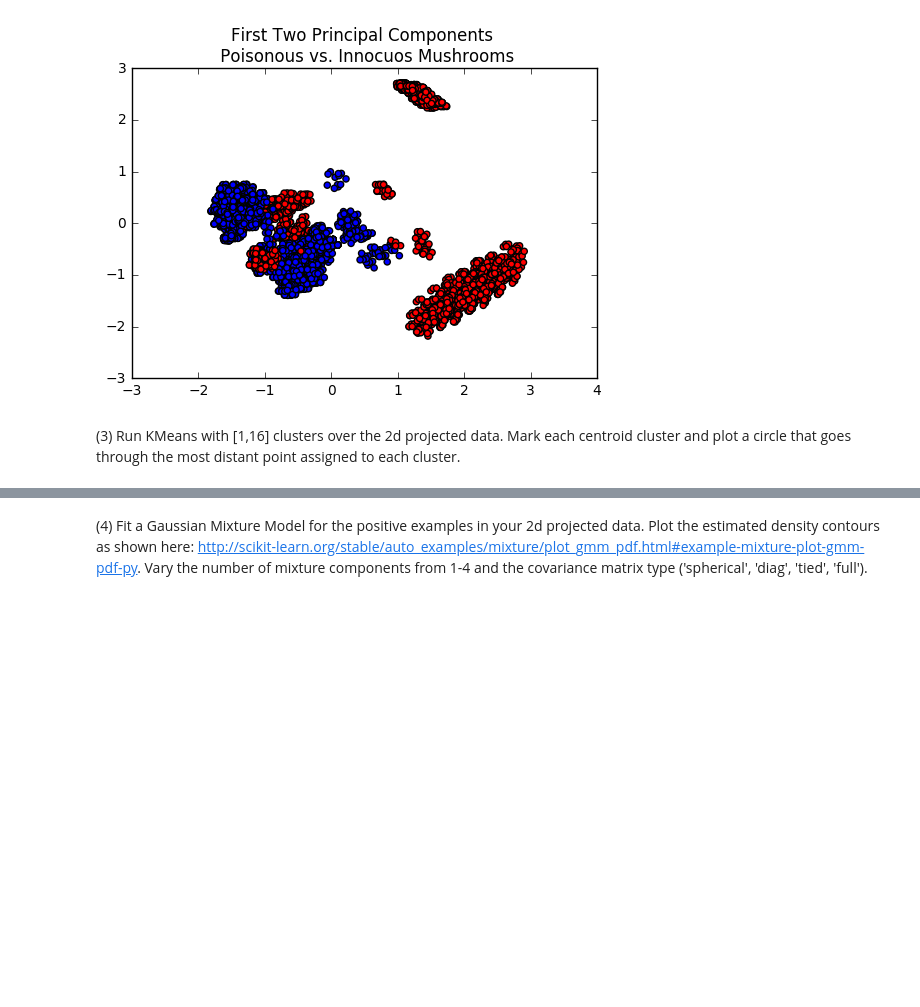
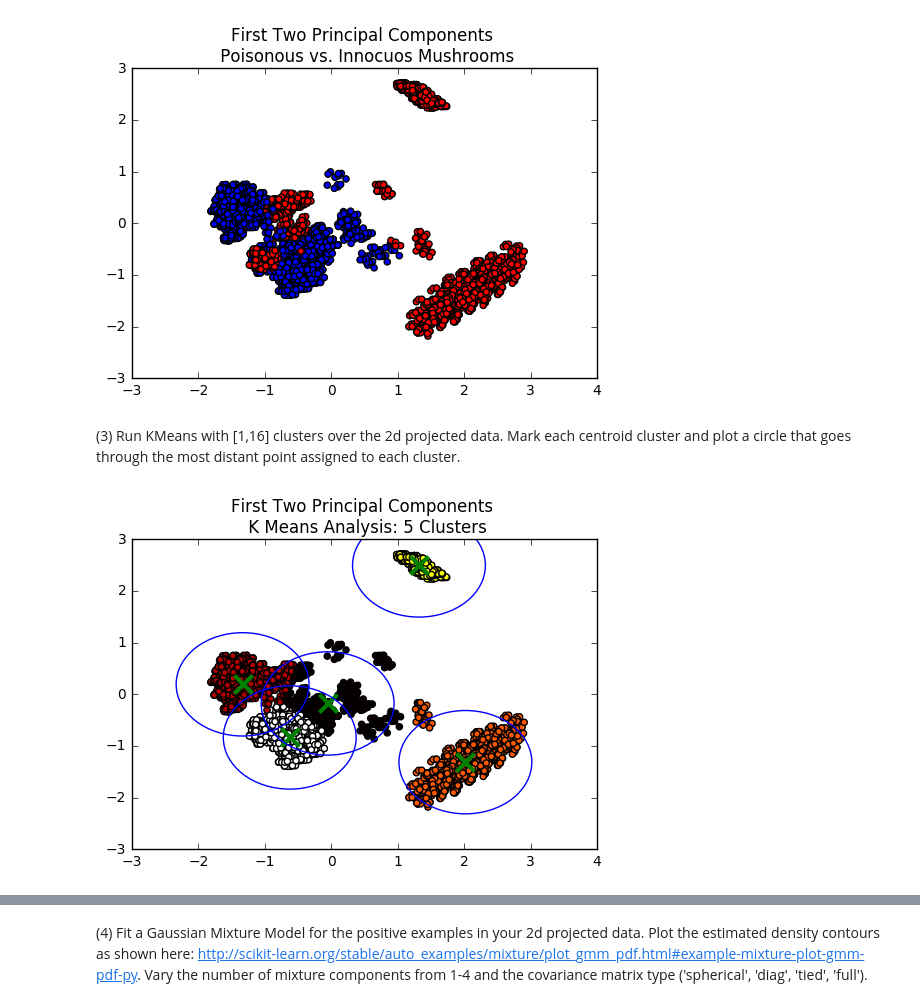
Before and after one commit to nwchen24/Machine_learning_coursework, a Jupyter notebook: NC_Work/Project_3_PCA/Nicholas_Chen_p3_1.0.ipynb, the cells around one changed output, grey strips where cells are left out. Drawn from its saved outputs; the diff is of its cells as text; code cells hidden in the pictures; blank space fills up the shorter version.

```diff
--- a/NC_Work/Project_3_PCA/Nicholas_Chen_p3_1.0.ipynb
+++ b/NC_Work/Project_3_PCA/Nicholas_Chen_p3_1.0.ipynb
@@ -148,2 +138,59 @@ plt.show()
 # %% [markdown]
 (3) Run KMeans with [1,16] clusters over the 2d projected data. Mark each centroid cluster and plot a circle that goes through the most distant point assigned to each cluster.
+# %%
+#First transform the data to the two most prominent principal components
+
+#instantiate PCA object that reduces to 2 dimensions
+pca_2dim = PCA(n_components = 2)
+
+#transform the training data
+train_data_2dim_reduced = pd.DataFrame(pca_2dim.fit_transform(train_data))
+
+#instantiate a K means classifier
+km = KMeans(n_clusters = 5)
+
+#get the kmeans labels
+labels = km.fit_predict(train_data_2dim_reduced)
+
+#get centroids
+centroids = km.cluster_centers_
+
+#*********
+#Get distance of each point from its centroid
+train_data_2dim_reduced['kmeans_labels'] = labels
+
+#put the centroid X and Y coordinates in columns in the dataframe
+train_data_2dim_reduced['Centroid_X'] = centroids[train_data_2dim_reduced['kmeans_labels'],0]
+train_data_2dim_reduced['Centroid_Y'] = centroids[train_data_2dim_reduced['kmeans_labels'],1]
+
+#calculate distance from each point to its centroid
+train_data_2dim_reduced['Centroid_dist'] = np.sqrt(\
+                                        (train_data_2dim_reduced[0] - train_data_2dim_reduced['Centroid_X']) ** 2 \
+                                        + (train_data_2dim_reduced[1] - train_data_2dim_reduced['Centroid_Y']) ** 2)
+
+#Get max dist for each centroid
+
+
+
+cmap = cm.hot_r
+
+#plot
+fig = plt.figure()
+
+ax = fig.add_subplot(1, 1, 1)
+
+plt.title("First Two Principal Components \n K Means Analysis: " + "5" + " Clusters")
+#Plot the data points in the 2-D PCA dimensionality reduced space
+plt.scatter(train_data_2dim_reduced[0], train_data_2dim_reduced[1], c = labels, cmap = cmap)
+#plot the centroids
+plt.scatter(centroids[:,0], centroids[:,1], marker = "x", color = "green", s = 169, linewidths = 3)
+
+#plot circles around each centroid
+#will want to change radius to be the max distance from the centroid to any point in that cluster
+for i in range(5):
+    circle = plt.Circle((centroids[i,0], centroids[i,1]), radius = 1, color = "blue", fill = False)
+
+    ax.add_artist(circle)
+plt.show()
+# %% [output]
+[figure, added]
```
Also changed, not shown: parts of 4 cells of this notebook.
